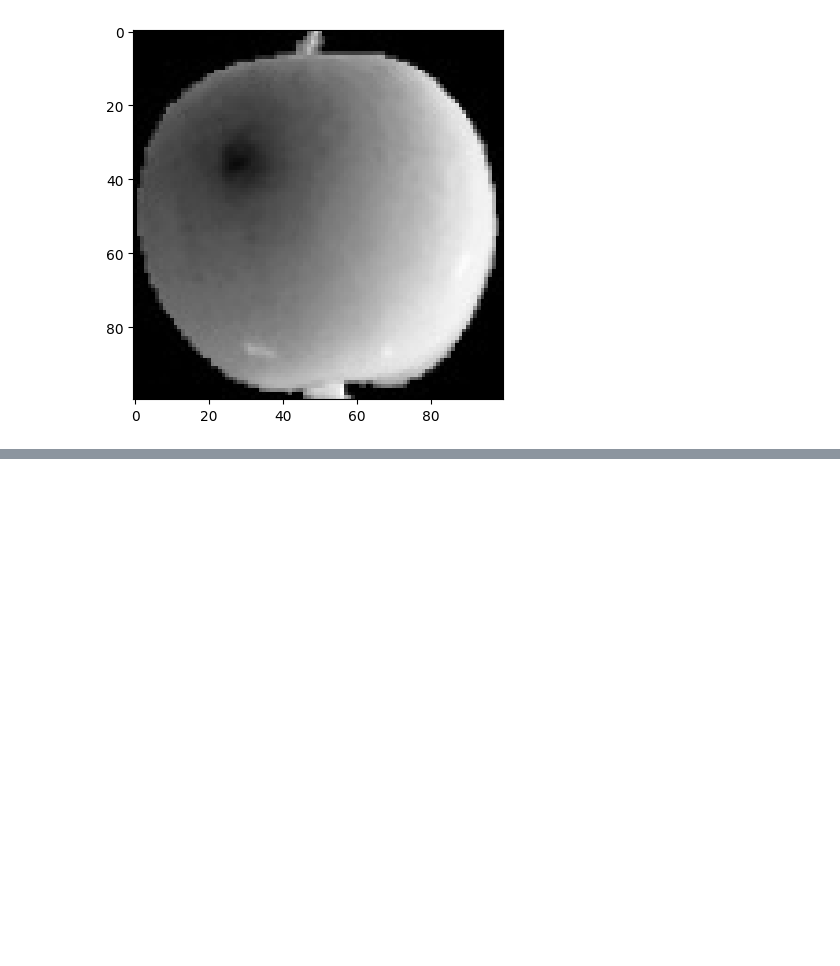
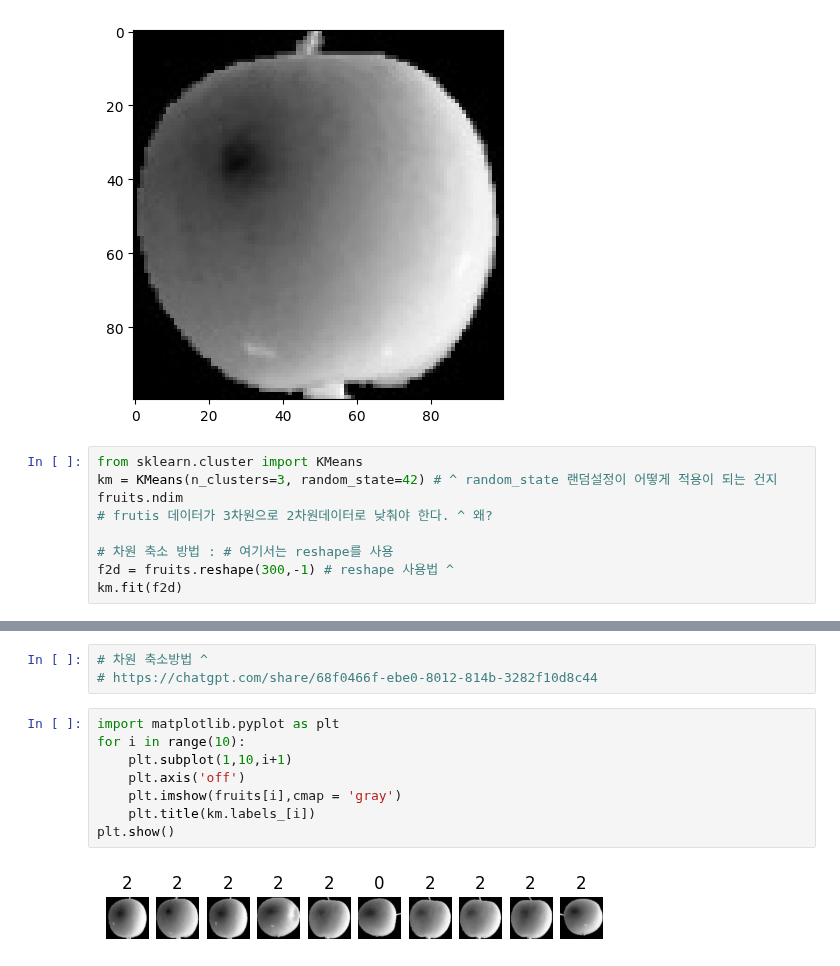
Before and after one commit to carookim/Python, a Jupyter notebook: pandas-data-analysis/part7/7.7_review2.ipynb, the cells around one changed output, grey strips where cells are left out. Drawn from its saved outputs; the diff is of its cells as text; blank space fills up the shorter version.

```diff
--- a/pandas-data-analysis/part7/7.7_review2.ipynb
+++ b/pandas-data-analysis/part7/7.7_review2.ipynb
@@ -17,3 +17,12 @@ plt.imshow(fruits[1],cmap='gray')
 plt.show()
 # %% [output]
 [figure]
+# %%
+from sklearn.cluster import KMeans
+km = KMeans(n_clusters=3, random_state=42) # ^ random_state 랜덤설정이 어떻게 적용이 되는 건지
+fruits.ndim
+# frutis 데이터가 3차원으로 2차원데이터로 낮춰야 한다. ^ 왜?
+
+# 차원 축소 방법 : # 여기서는 reshape를 사용
+f2d = fruits.reshape(300,-1) # reshape 사용법 ^
+km.fit(f2d)
@@ -19,0 +65,13 @@ plt.show()
+# %%
+# 차원 축소방법 ^
+# https://chatgpt.com/share/68f0466f-ebe0-8012-814b-3282f10d8c44
+# %%
+import matplotlib.pyplot as plt
+for i in range(10):
+    plt.subplot(1,10,i+1)
+    plt.axis('off')
+    plt.imshow(fruits[i],cmap = 'gray')
+    plt.title(km.labels_[i])
+plt.show()
+# %% [output]
+[figure, added]
```
Also changed, not shown: parts of 10 cells of this notebook, 3 other files.
